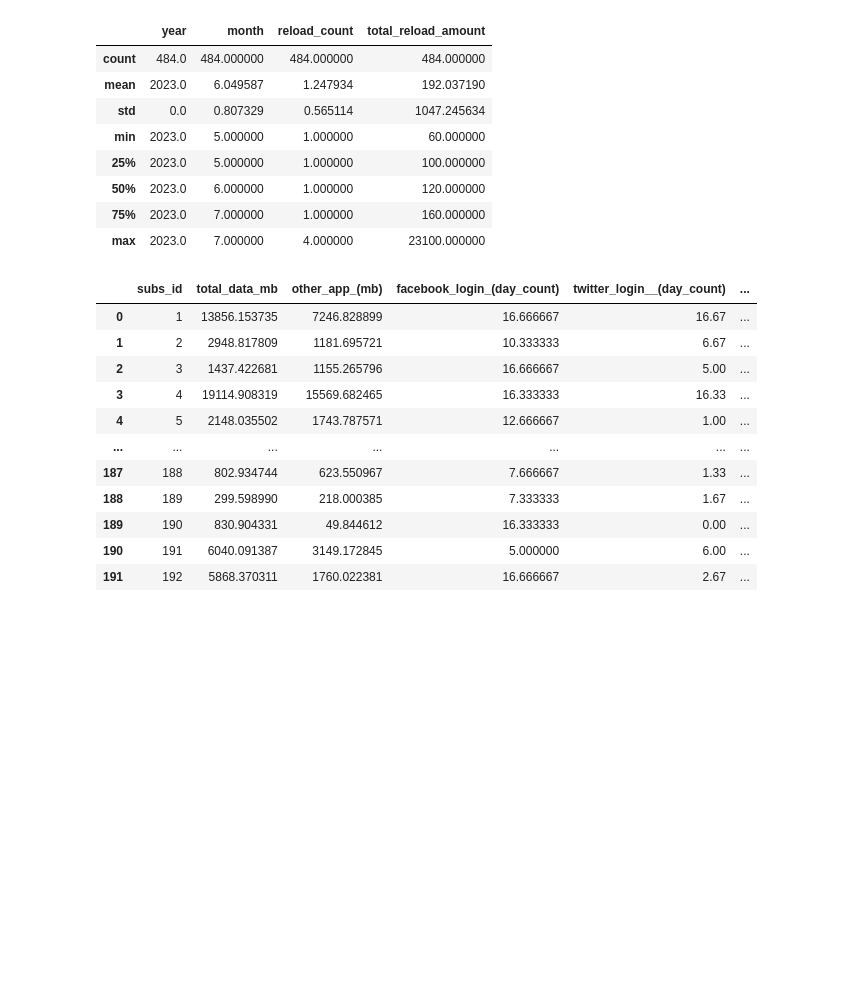
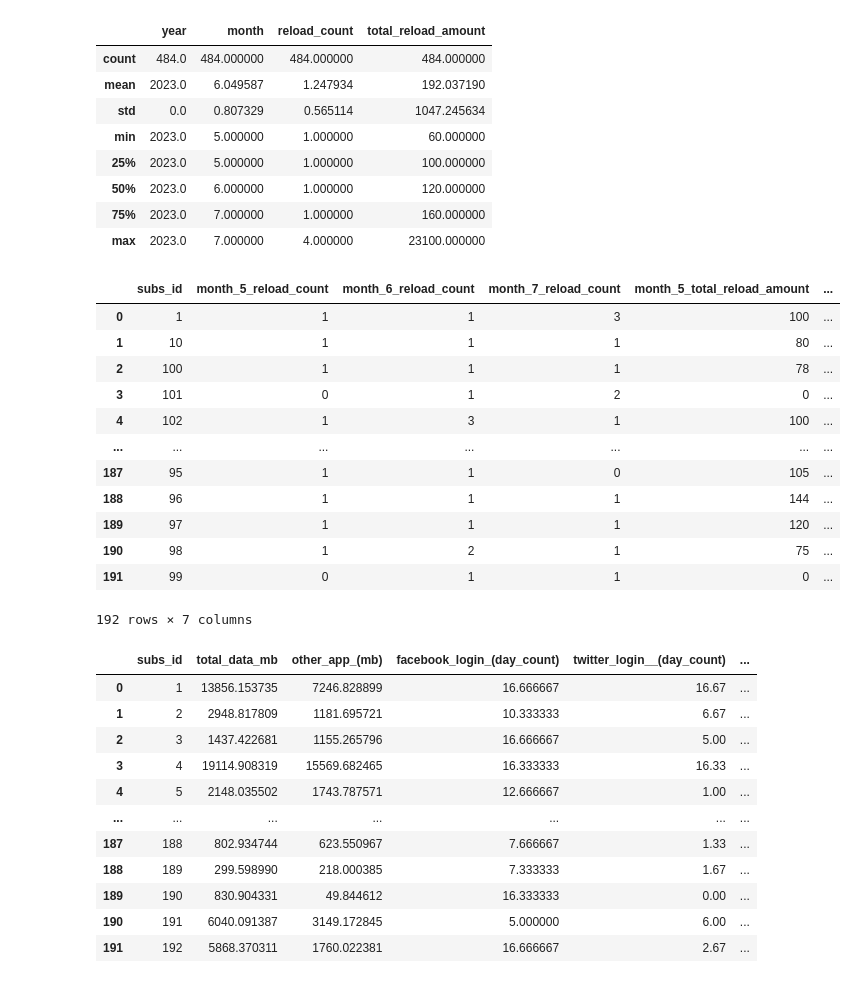
Before and after one commit to asliyalcin/Customer-Segmentation, a Jupyter notebook: Customer_segmentation_project.ipynb, the cells around one changed output. Drawn from its saved outputs; the diff is of its cells as text; code cells hidden in the pictures; blank space fills up the shorter version.

```diff
--- a/Customer_segmentation_project.ipynb
+++ b/Customer_segmentation_project.ipynb
@@ -234,6 +234,22 @@ df_loads = df_reload_monthly.groupby('subs_id').agg({
     **{f'month_{month}_reload_count': 'sum' for month in months},
     **{f'month_{month}_total_reload_amount': 'sum' for month in months}
 }).reset_index()
+# %%
+df_loads
+# %% [output]
+|  | subs_id | month_5_reload_count | month_6_reload_count | month_7_reload_count | month_5_total_reload_amount | ... |
+| 0 | 1 | 1 | 1 | 3 | 100 | ... |
+| 1 | 10 | 1 | 1 | 1 | 80 | ... |
+| 2 | 100 | 1 | 1 | 1 | 78 | ... |
+| 3 | 101 | 0 | 1 | 2 | 0 | ... |
+| 4 | 102 | 1 | 3 | 1 | 100 | ... |
+| ... | ... | ... | ... | ... | ... | ... |
+| 187 | 95 | 1 | 1 | 0 | 105 | ... |
+| 188 | 96 | 1 | 1 | 1 | 144 | ... |
+| 189 | 97 | 1 | 1 | 1 | 120 | ... |
+| 190 | 98 | 1 | 2 | 1 | 75 | ... |
+| 191 | 99 | 0 | 1 | 1 | 0 | ... |
+192 rows × 7 columns
 # %%
 #generating total usage columns, sum of all social media platforms
 df_app['total_monthly_upload_mb'] = (
```
Also changed, not shown: parts of 33 cells of this notebook.
